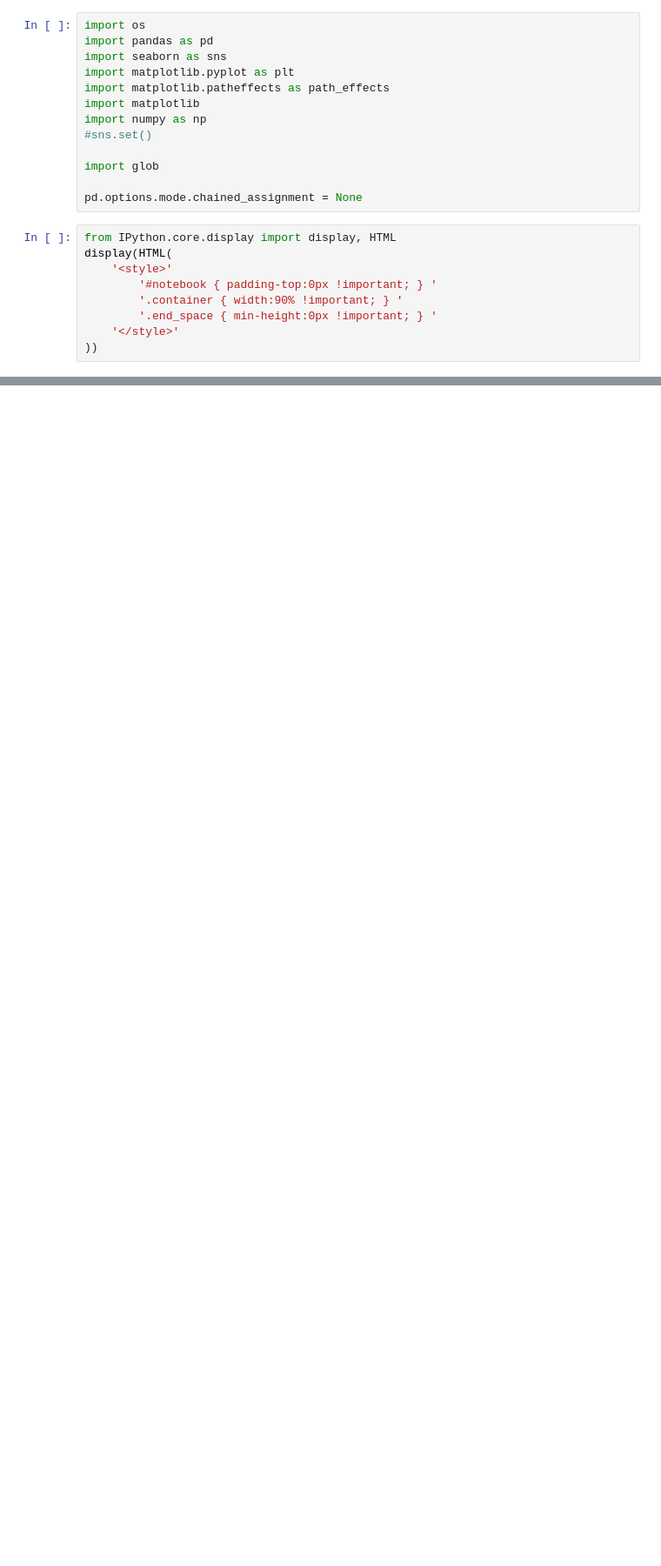
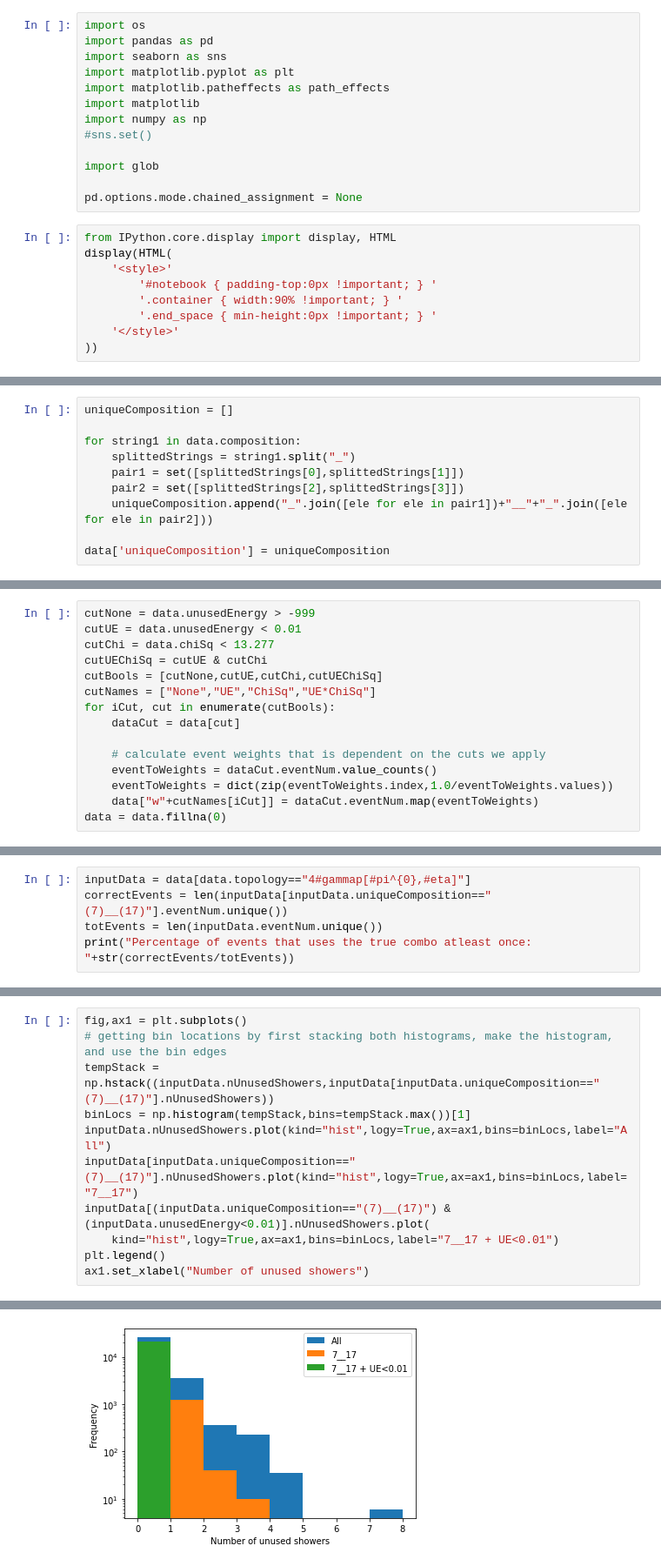
Before and after one commit to lan13005/topologyAnalysis, a Jupyter notebook: logFile/composition.ipynb, the cells around one changed output, grey strips where cells are left out. Shown at 87% size. Saved outputs shown, nothing was run; the diff lists cells and outputs as text; blank space fills up the shorter version.

```diff
--- a/logFile/composition.ipynb
+++ b/logFile/composition.ipynb
@@ -45,0 +39,10 @@ data = pd.concat(listDFs, axis=0, ignore_index=True)
+# %%
+uniqueComposition = []
+
+for string1 in data.composition:
+    splittedStrings = string1.split("_")
+    pair1 = set([splittedStrings[0],splittedStrings[1]])
+    pair2 = set([splittedStrings[2],splittedStrings[3]])
+    uniqueComposition.append("_".join([ele for ele in pair1])+"__"+"_".join([ele for ele in pair2]))
+
+data['uniqueComposition'] = uniqueComposition
@@ -45,0 +52,15 @@ data = pd.concat(listDFs, axis=0, ignore_index=True)
+# %%
+cutNone = data.unusedEnergy > -999
+cutUE = data.unusedEnergy < 0.01
+cutChi = data.chiSq < 13.277
+cutUEChiSq = cutUE & cutChi
+cutBools = [cutNone,cutUE,cutChi,cutUEChiSq]
+cutNames = ["None","UE","ChiSq","UE*ChiSq"]
+for iCut, cut in enumerate(cutBools):
+    dataCut = data[cut]
+
+    # calculate event weights that is dependent on the cuts we apply
+    eventToWeights = dataCut.eventNum.value_counts()
+    eventToWeights = dict(zip(eventToWeights.index,1.0/eventToWeights.values))
+    data["w"+cutNames[iCut]] = dataCut.eventNum.map(eventToWeights)
+data = data.fillna(0)
@@ -45,0 +81,5 @@ data = pd.concat(listDFs, axis=0, ignore_index=True)
+# %%
+inputData = data[data.topology=="4#gammap[#pi^{0},#eta]"]
+correctEvents = len(inputData[inputData.uniqueComposition=="(7)__(17)"].eventNum.unique())
+totEvents = len(inputData.eventNum.unique())
+print("Percentage of events that uses the true combo atleast once: "+str(correctEvents/totEvents))
@@ -45,0 +145,12 @@ data = pd.concat(listDFs, axis=0, ignore_index=True)
+# %%
+fig,ax1 = plt.subplots()
+# getting bin locations by first stacking both histograms, make the histogram, and use the bin edges
+tempStack = np.hstack((inputData.nUnusedShowers,inputData[inputData.uniqueComposition=="(7)__(17)"].nUnusedShowers))
+binLocs = np.histogram(tempStack,bins=tempStack.max())[1]
+inputData.nUnusedShowers.plot(kind="hist",logy=True,ax=ax1,bins=binLocs,label="All")
+inputData[inputData.uniqueComposition=="(7)__(17)"].nUnusedShowers.plot(kind="hist",logy=True,ax=ax1,bins=binLocs,label="7__17")
+inputData[(inputData.uniqueComposition=="(7)__(17)") & (inputData.unusedEnergy<0.01)].nUnusedShowers.plot(
+    kind="hist",logy=True,ax=ax1,bins=binLocs,label="7__17 + UE<0.01")
+plt.legend()
+ax1.set_xlabel("Number of unused showers")
+# %% [output]
@@ -45,0 +158 @@ data = pd.concat(listDFs, axis=0, ignore_index=True)
+[figure, added]
```
Also changed, not shown: parts of 17 cells of this notebook, 3 other files.
